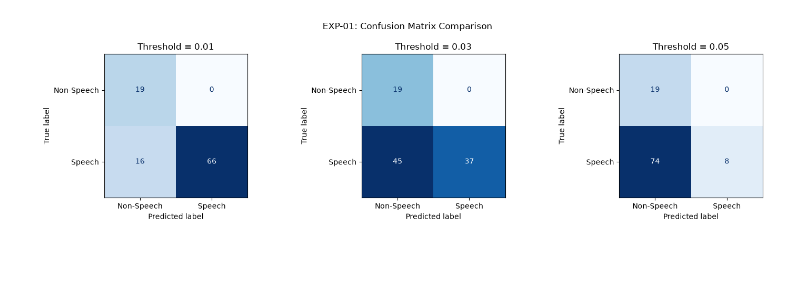
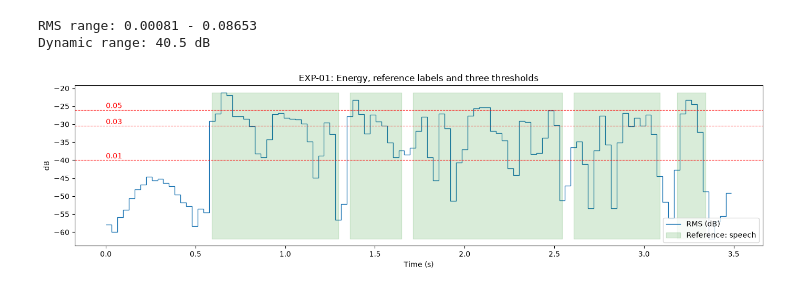
Before and after one commit to esmamanti/vad-research, a Jupyter notebook: notebooks/01_baseline_vad.ipynb, the cells around one changed output. Drawn from its saved outputs; the diff is of its cells as text; code cells hidden in the pictures; blank space fills up the shorter version.

Commit message:
Update EXP-01 baseline VAD with deeper analysis

```diff
--- a/notebooks/01_baseline_vad.ipynb
+++ b/notebooks/01_baseline_vad.ipynb
@@ -428,38 +63,23 @@ Accuracy:  0.267
-# %%
-from sklearn.metrics import confusion_matrix, ConfusionMatrixDisplay
-
-fig, axes = plt.subplots(1, 3, figsize=(15, 4))
-
-for ax, threshold in zip(axes, thresholds):
-
-    prediction = (rms > threshold).astype(int)
-    aligned_prediction = prediction[indices]
-
-    y_true = reference[valid]
-    y_pred = aligned_prediction[valid]
-
-    cm = confusion_matrix(
-        y_true,
-        y_pred,
-        labels=[0, 1]
-    )
-
-    disp = ConfusionMatrixDisplay(
-        confusion_matrix=cm,
-        display_labels=["Non-Speech", "Speech"]
-    )
-
-    disp.plot(
-        ax=ax,
-        cmap="Blues",
-        colorbar=False,
-        values_format="d"
-    )
-
-    ax.set_title(f"Threshold = {threshold}")
-
-plt.suptitle("EXP-01: Confusion Matrix Comparison")
-plt.tight_layout()
-plt.show()
-# %% [output]
-[figure, removed]
+# %%
+# One RMS value per label block, so no approximate time matching is needed
+blocks = y[:n_blocks * LABEL_HOP].reshape(n_blocks, LABEL_HOP)
+rms = np.sqrt(np.mean(blocks ** 2, axis=1))
+rms_db = 20 * np.log10(rms + 1e-10)                  # decibel scale
+
+print("RMS range:", rms.min().round(5), "-", rms.max().round(5))
+print("Dynamic range:", (rms_db.max() - rms_db.min()).round(1), "dB")
+# %% [output]
+RMS range: 0.00081 - 0.08653
+Dynamic range: 40.5 dB
+# %%
+plt.figure(figsize=(14, 4))
+plt.stairs(rms_db, edges, baseline=None, label="RMS (dB)")
+plt.fill_between(label_times, rms_db.min(), rms_db.max(), where=reference == 1,
+                 step="mid", alpha=0.15, color="green", label="Reference: speech")
+for th in [0.01, 0.03, 0.05]:
+    plt.axhline(20 * np.log10(th), color="red", linestyle="--", linewidth=0.8)
+    plt.text(0, 20 * np.log10(th) + 0.5, f"{th}", color="red")
+plt.xlabel("Time (s)"); plt.ylabel("dB"); plt.title("EXP-01: Energy, reference labels and three thresholds")
+plt.legend(loc="lower right"); plt.tight_layout(); plt.show()
+# %% [output]
+[figure, added]
```
Also changed, not shown: parts of 27 cells of this notebook, 2 other files.
